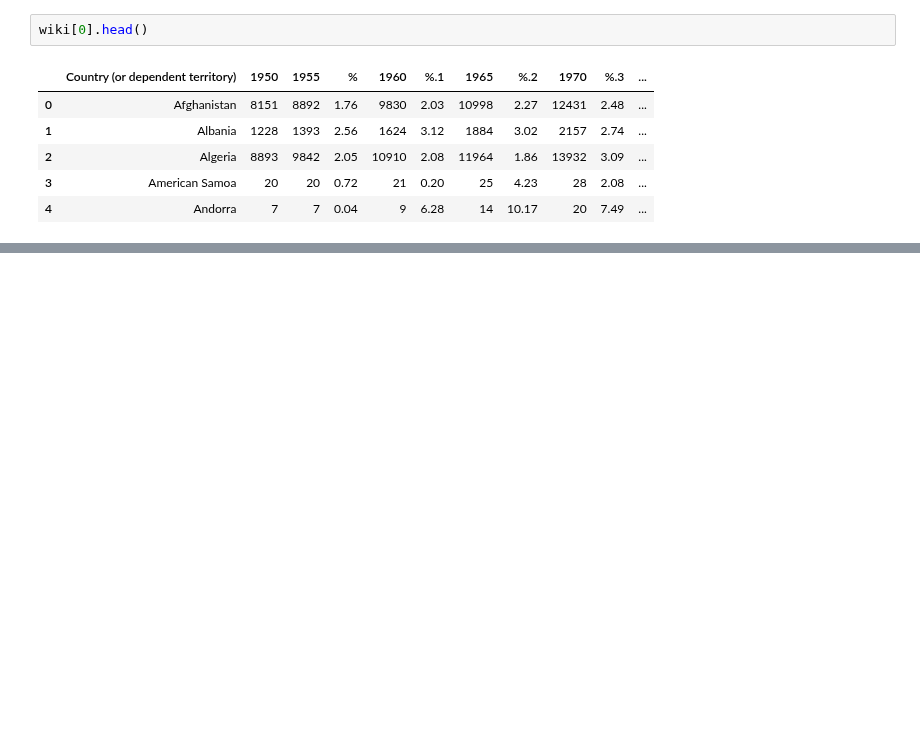
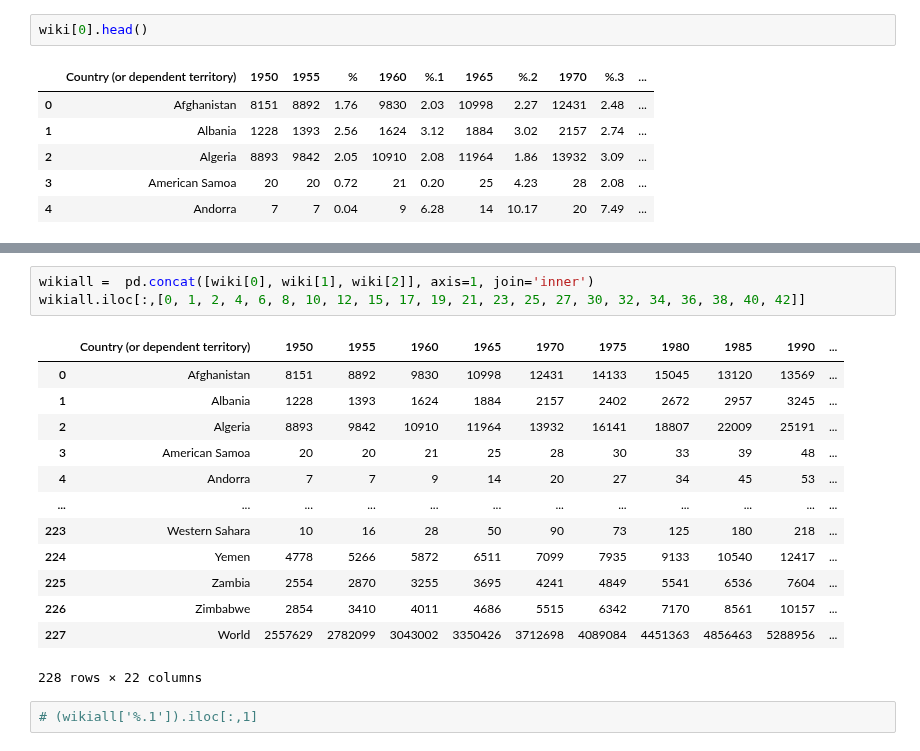
Before and after one commit to Prakhar-Saxena/CollegeAssignments, a Jupyter notebook: INFO212/assn3/INFO212-Assignment3.ipynb, the cells around one changed output, grey strips where cells are left out. Drawn from its saved outputs; the diff is of its cells as text; blank space fills up the shorter version.

```diff
--- a/INFO212/assn3/INFO212-Assignment3.ipynb
+++ b/INFO212/assn3/INFO212-Assignment3.ipynb
@@ -104,0 +163,19 @@ wiki[0].head()
+# %%
+wikiall =  pd.concat([wiki[0], wiki[1], wiki[2]], axis=1, join='inner')
+wikiall.iloc[:,[0, 1, 2, 4, 6, 8, 10, 12, 15, 17, 19, 21, 23, 25, 27, 30, 32, 34, 36, 38, 40, 42]]
+# %% [output]
+|  | Country (or dependent territory) | 1950 | 1955 | 1960 | 1965 | 1970 | 1975 | 1980 | 1985 | 1990 | ... |
+| 0 | Afghanistan | 8151 | 8892 | 9830 | 10998 | 12431 | 14133 | 15045 | 13120 | 13569 | ... |
+| 1 | Albania | 1228 | 1393 | 1624 | 1884 | 2157 | 2402 | 2672 | 2957 | 3245 | ... |
+| 2 | Algeria | 8893 | 9842 | 10910 | 11964 | 13932 | 16141 | 18807 | 22009 | 25191 | ... |
+| 3 | American Samoa | 20 | 20 | 21 | 25 | 28 | 30 | 33 | 39 | 48 | ... |
+| 4 | Andorra | 7 | 7 | 9 | 14 | 20 | 27 | 34 | 45 | 53 | ... |
+| ... | ... | ... | ... | ... | ... | ... | ... | ... | ... | ... | ... |
+| 223 | Western Sahara | 10 | 16 | 28 | 50 | 90 | 73 | 125 | 180 | 218 | ... |
+| 224 | Yemen | 4778 | 5266 | 5872 | 6511 | 7099 | 7935 | 9133 | 10540 | 12417 | ... |
+| 225 | Zambia | 2554 | 2870 | 3255 | 3695 | 4241 | 4849 | 5541 | 6536 | 7604 | ... |
+| 226 | Zimbabwe | 2854 | 3410 | 4011 | 4686 | 5515 | 6342 | 7170 | 8561 | 10157 | ... |
+| 227 | World | 2557629 | 2782099 | 3043002 | 3350426 | 3712698 | 4089084 | 4451363 | 4856463 | 5288956 | ... |
+228 rows × 22 columns
+# %%
+# (wikiall['%.1']).iloc[:,1]
```
Also changed, not shown: parts of 9 cells of this notebook.
